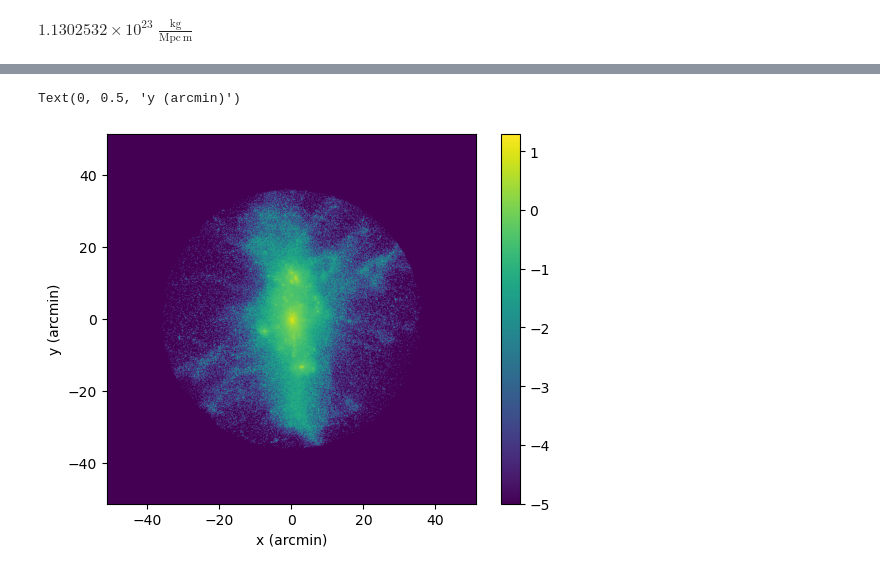
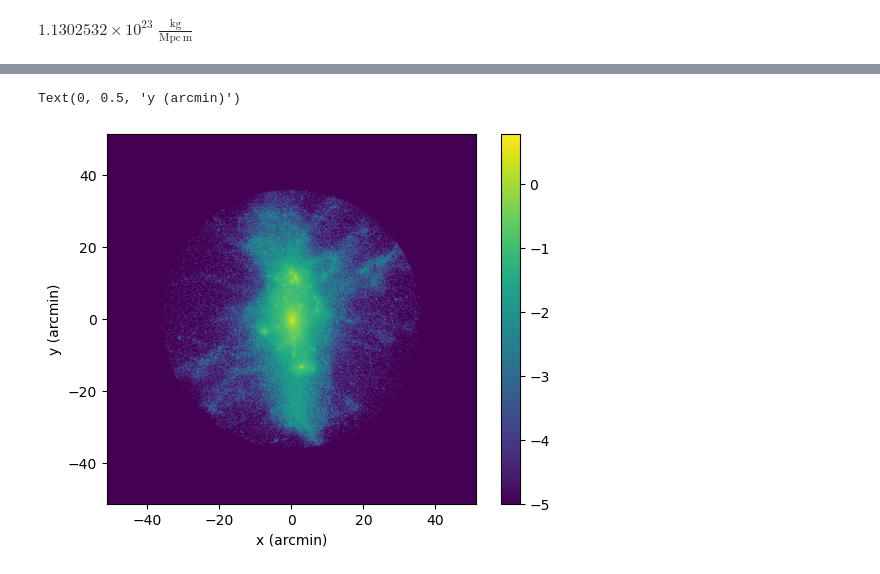
Before and after one commit to anyamischel/BAHAMAS-mock-weak-lensing, a Jupyter notebook: BHM_Sim.ipynb, the cells around one changed output, grey strips where cells are left out. Saved outputs shown, nothing was run; the diff lists cells and outputs as text; code cells hidden in the pictures.

Commit message:
Removed zsource from the definition of the class and all the calculate convergence & shear map functions

```diff
--- a/BHM_Sim.ipynb
+++ b/BHM_Sim.ipynb
@@ -100,5 +94,5 @@ class BHM_cluster:
 # %%
-baham2 = BHM_cluster(name = 'GrNm_001.npz', horizontal_axis = 'x', vertical_axis = 'y', extent = 'test', zlens = 0.2, zsource = 1.0, hfov = 5*0.700*3)
+baham2 = BHM_cluster(name = 'GrNm_001.npz', horizontal_axis = 'x', vertical_axis = 'y', extent = 'test', zlens = 0.2, hfov = 5*0.700*3)
 baham2.convergence0
 # %%
 baham2.calculate_Sigma_crit(1.0, 0.5)
@@ -117,13 +111,13 @@ $[[0,~0,~0,~\dots,~0,~0,~0],~
 # %%
 extent_new = (((baham2.hfov)*u.Mpc/(baham2.cosmo.angular_diameter_distance(baham2.zlens)))*u.rad).to_value('arcmin')
 # %%
-plt.imshow((np.log10(baham2.calculate_convergence_map() + 1e-5)).T, origin='lower', extent = [-extent_new, extent_new, -extent_new, extent_new])
+plt.imshow((np.log10(baham2.calculate_convergence0_map() + 1e-5)).T, origin='lower', extent = [-extent_new, extent_new, -extent_new, extent_new])
 plt.colorbar()
 plt.xlabel('x (arcmin)')
 plt.ylabel('y (arcmin)')
 # plt.xlim(-15,15)
 # plt.ylim(-15,15)
 # %% [output]
 Text(0, 0.5, 'y (arcmin)')
-[figure, old version]
+[figure, new version]
 # %%
```
Also changed, not shown: parts of 4 cells of this notebook.
